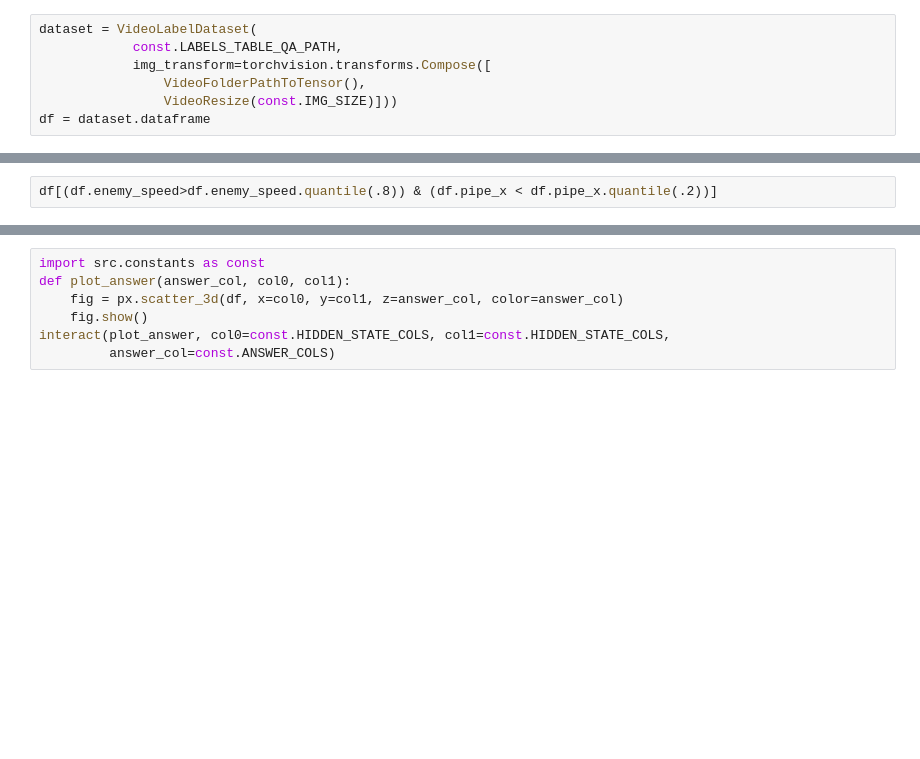
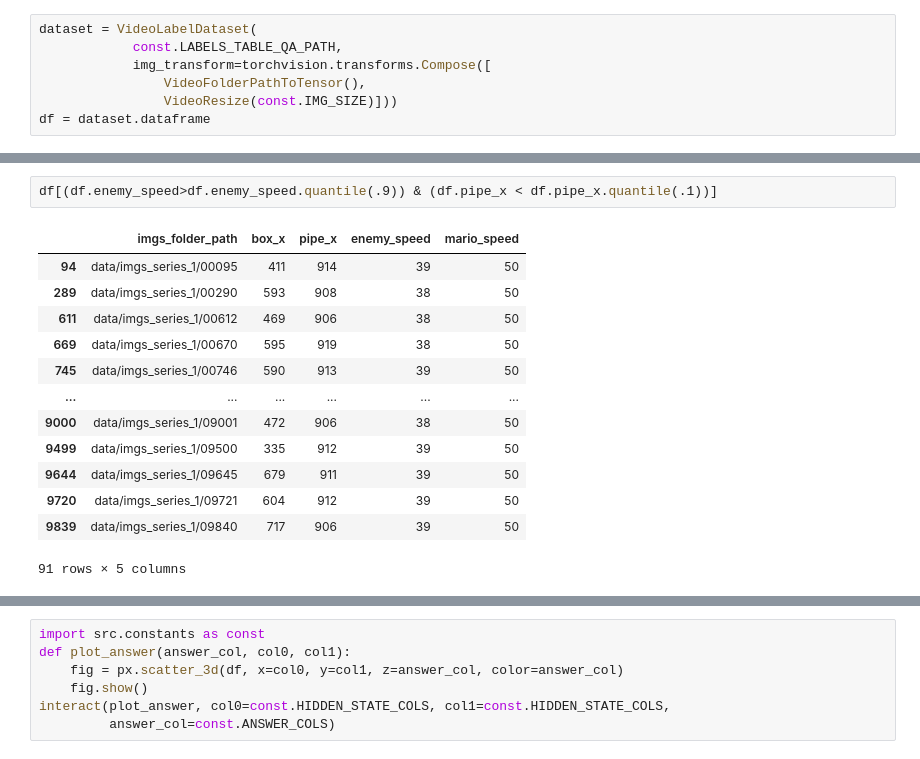
Before and after one commit to hsteude/mario-communicating-agents, a Jupyter notebook: notebooks/01_data_exploration.ipynb, the cells around one changed output, grey strips where cells are left out. Drawn from its saved outputs; the diff is of its cells as text; blank space fills up the shorter version.

```diff
--- a/notebooks/01_data_exploration.ipynb
+++ b/notebooks/01_data_exploration.ipynb
@@ -42,2 +84,16 @@ df[(df.mario_speed>df.mario_speed.quantile(.8)) & (df.enemy_speed < df.enemy_spe
 # %%
-df[(df.enemy_speed>df.enemy_speed.quantile(.8)) & (df.pipe_x < df.pipe_x.quantile(.2))]
+df[(df.enemy_speed>df.enemy_speed.quantile(.9)) & (df.pipe_x < df.pipe_x.quantile(.1))]
+# %% [output]
+|  | imgs_folder_path | box_x | pipe_x | enemy_speed | mario_speed |
+| 94 | data/imgs_series_1/00095 | 411 | 914 | 39 | 50 |
+| 289 | data/imgs_series_1/00290 | 593 | 908 | 38 | 50 |
+| 611 | data/imgs_series_1/00612 | 469 | 906 | 38 | 50 |
+| 669 | data/imgs_series_1/00670 | 595 | 919 | 38 | 50 |
+| 745 | data/imgs_series_1/00746 | 590 | 913 | 39 | 50 |
+| ... | ... | ... | ... | ... | ... |
+| 9000 | data/imgs_series_1/09001 | 472 | 906 | 38 | 50 |
+| 9499 | data/imgs_series_1/09500 | 335 | 912 | 39 | 50 |
+| 9644 | data/imgs_series_1/09645 | 679 | 911 | 39 | 50 |
+| 9720 | data/imgs_series_1/09721 | 604 | 912 | 39 | 50 |
+| 9839 | data/imgs_series_1/09840 | 717 | 906 | 39 | 50 |
+91 rows × 5 columns
```
Also changed, not shown: parts of 9 cells of this notebook, 5 other files.
